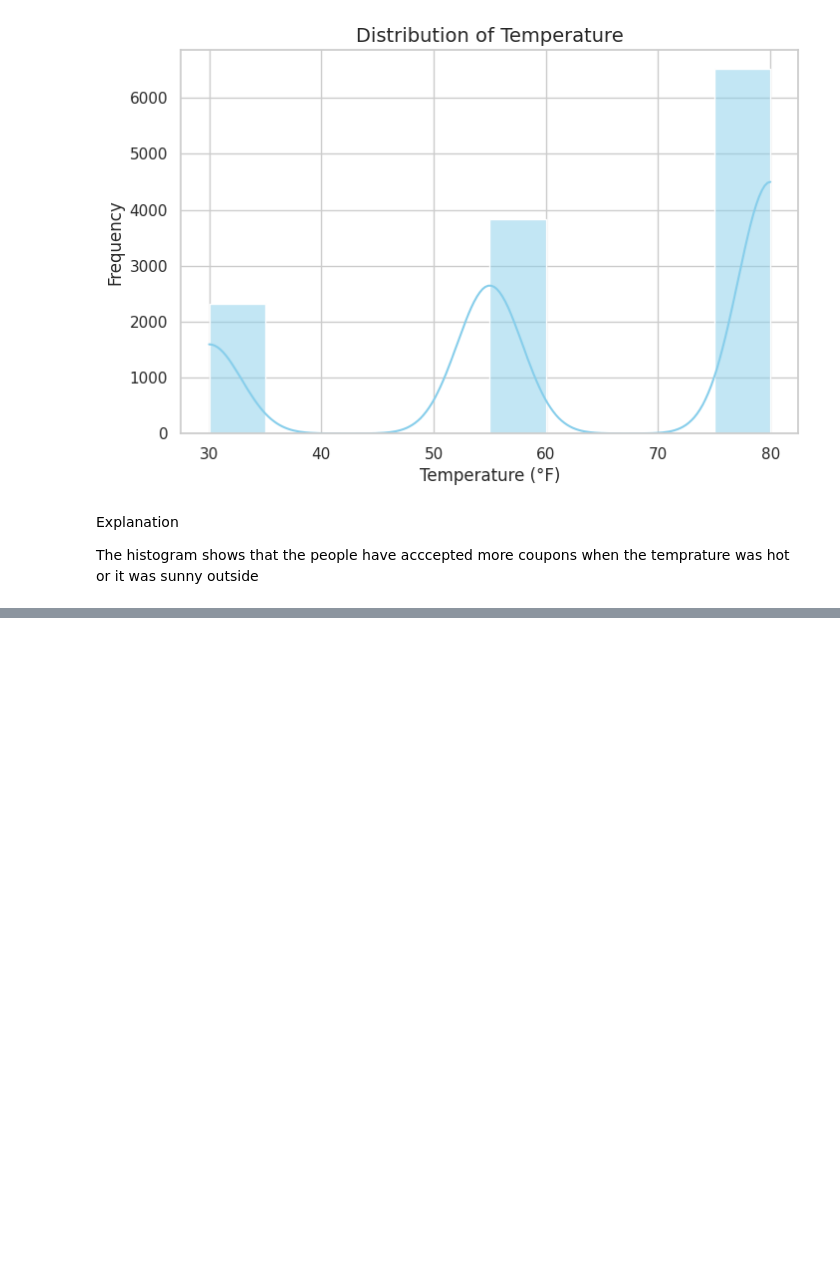
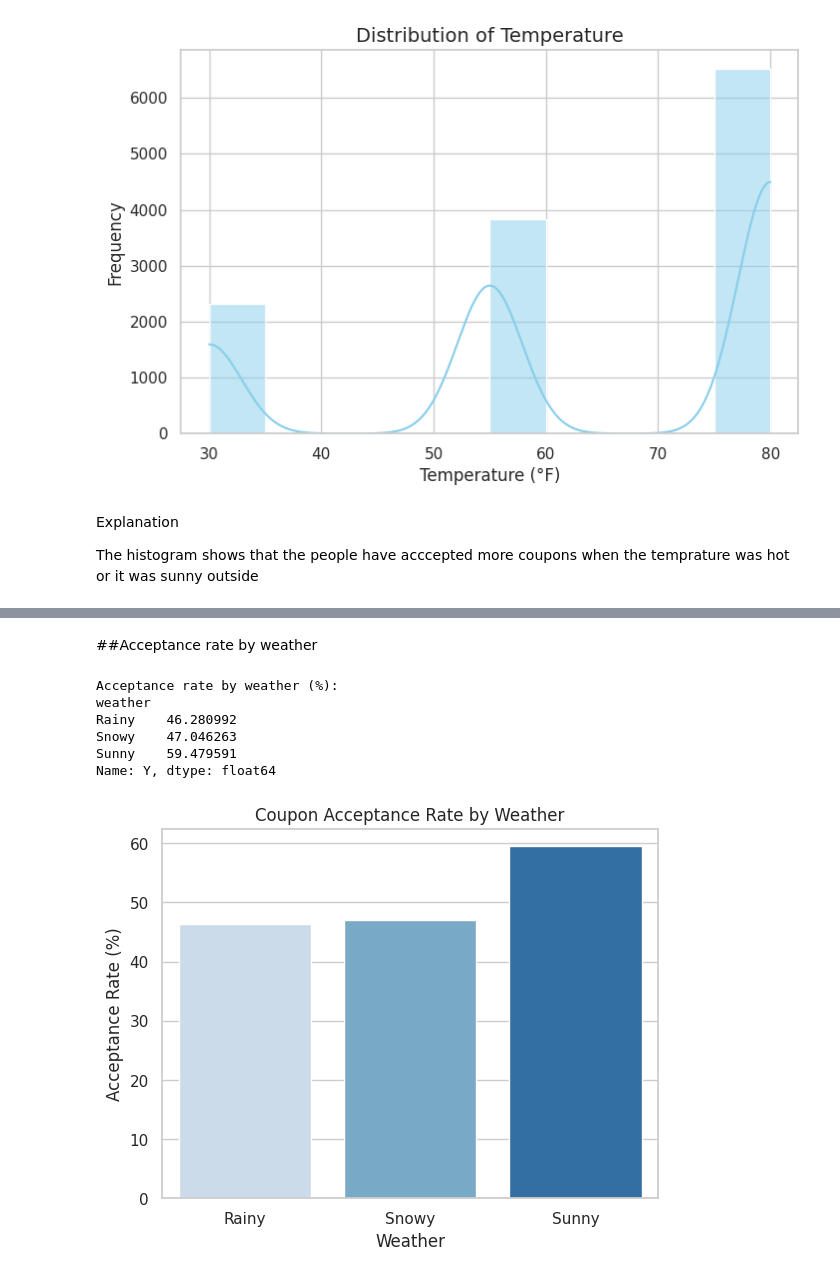
Before and after one commit to junaidkhan37/AmazonCouponReasearch, a Jupyter notebook: Analyzing coupon.ipynb, the cells around one changed output, grey strips where cells are left out. Saved outputs shown, nothing was run; the diff lists cells and outputs as text; code cells hidden in the pictures; blank space fills up the shorter version.

```diff
--- a/Analyzing coupon.ipynb
+++ b/Analyzing coupon.ipynb
@@ -208,0 +246,25 @@ The histogram shows that the people have acccepted more coupons when the temprat
+# %% [markdown]
+##Acceptance rate by weather
+# %%
+# Calculate acceptance rate by weather
+weather_acceptance = data.groupby('weather')['Y'].mean() * 100
+
+# Display the acceptance rate in percentage
+print("Acceptance rate by weather (%):")
+print(weather_acceptance)
+
+# Optional: visualize with a bar plot
+
+sns.barplot(x=weather_acceptance.index, y=weather_acceptance.values, palette='Blues')
+plt.title('Coupon Acceptance Rate by Weather')
+plt.ylabel('Acceptance Rate (%)')
+plt.xlabel('Weather')
+plt.show()
+# %% [output]
+Acceptance rate by weather (%):
+weather
+Rainy    46.280992
+Snowy    47.046263
+Sunny    59.479591
+Name: Y, dtype: float64
+[figure, added]
```
Also changed, not shown: parts of 21 cells of this notebook.
